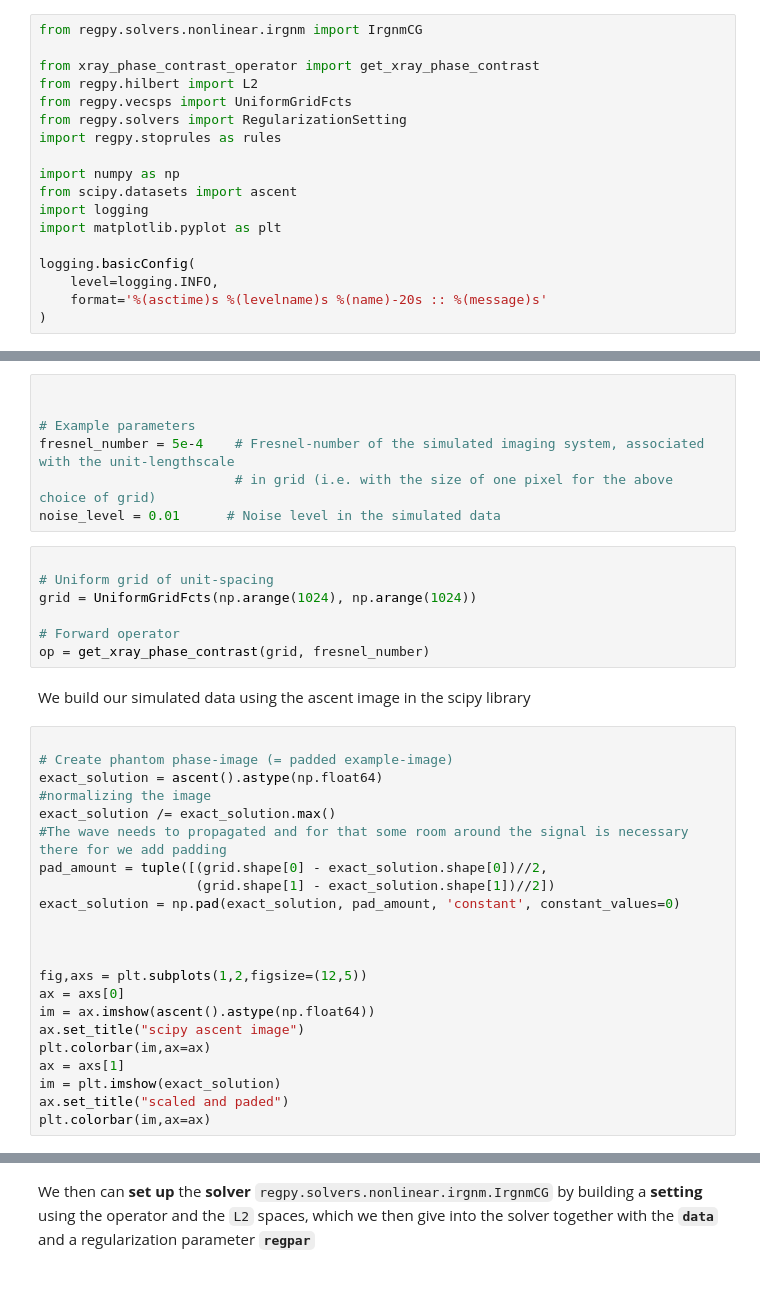
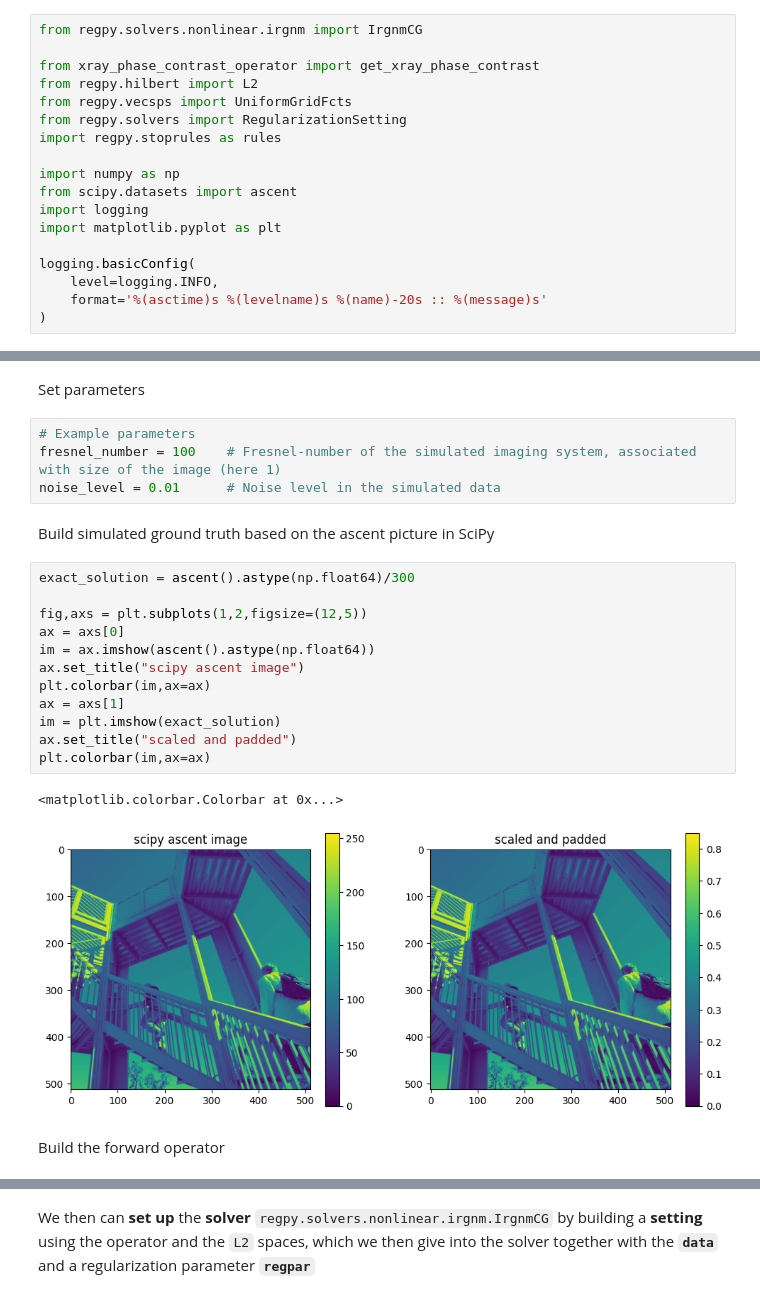
Before and after one commit to regpy/regpy-examples, a Jupyter notebook: xray_phase_contrast/example_xray_phase_contrast.ipynb, the cells around one changed output, grey strips where cells are left out. Drawn from its saved outputs; the diff is of its cells as text.

Commit message:
revised x-ray phase contrast example: Padding 1 values, and Fresnel number based on image size

```diff
--- a/xray_phase_contrast/example_xray_phase_contrast.ipynb
+++ b/xray_phase_contrast/example_xray_phase_contrast.ipynb
@@ -45,38 +44,25 @@ We first have to define the forward propagation operator for that we have to def
+# %% [markdown]
+Set parameters
 # %%
-
-
 # Example parameters
-fresnel_number = 5e-4    # Fresnel-number of the simulated imaging system, associated with the unit-lengthscale
-                         # in grid (i.e. with the size of one pixel for the above choice of grid)
+fresnel_number = 100    # Fresnel-number of the simulated imaging system, associated with size of the image (here 1)
 noise_level = 0.01      # Noise level in the simulated data
-# %%
-
-# Uniform grid of unit-spacing
-grid = UniformGridFcts(np.arange(1024), np.arange(1024))
-
-# Forward operator
-op = get_xray_phase_contrast(grid, fresnel_number)
-# %% [markdown]
-We build our simulated data using the ascent image in the scipy library
+# %% [markdown]
+Build simulated ground truth based on the ascent picture in SciPy
 # %%
-
-# Create phantom phase-image (= padded example-image)
-exact_solution = ascent().astype(np.float64)
-#normalizing the image
-exact_solution /= exact_solution.max()
-#The wave needs to propagated and for that some room around the signal is necessary there for we add padding
-pad_amount = tuple([(grid.shape[0] - exact_solution.shape[0])//2,
-                    (grid.shape[1] - exact_solution.shape[1])//2])
-exact_solution = np.pad(exact_solution, pad_amount, 'constant', constant_values=0)
-
-
+exact_solution = ascent().astype(np.float64)/300
 
 fig,axs = plt.subplots(1,2,figsize=(12,5))
 ax = axs[0]
 im = ax.imshow(ascent().astype(np.float64))
 ax.set_title("scipy ascent image")
 plt.colorbar(im,ax=ax)
 ax = axs[1]
 im = plt.imshow(exact_solution)
-ax.set_title("scaled and paded")
+ax.set_title("scaled and padded")
 plt.colorbar(im,ax=ax)
+# %% [output]
+<matplotlib.colorbar.Colorbar at 0x...>
+[figure, added]
+# %% [markdown]
+Build the forward operator
```
Also changed, not shown: parts of 8 cells of this notebook, 1 other file.
